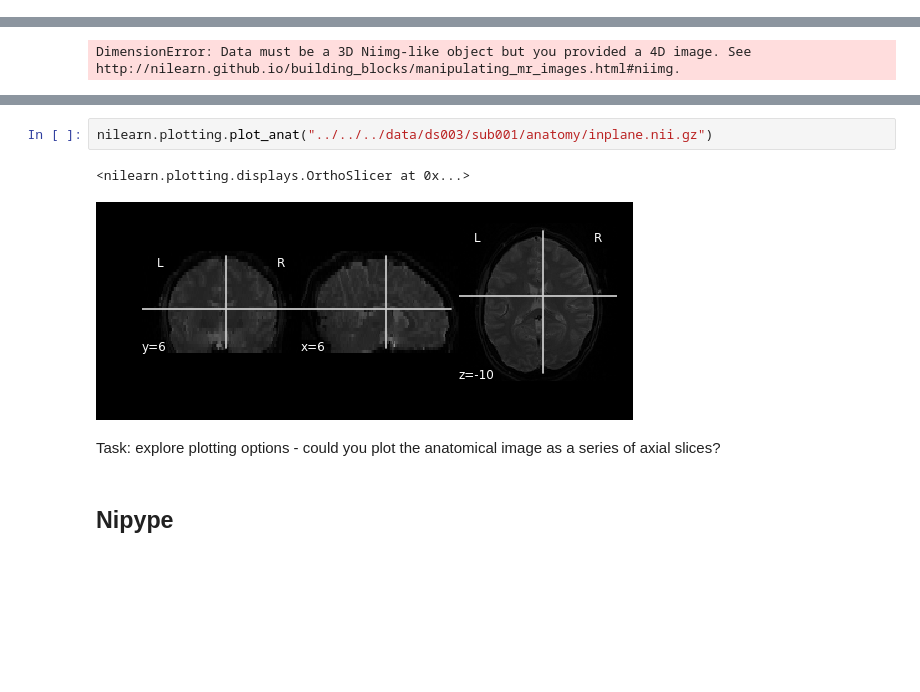
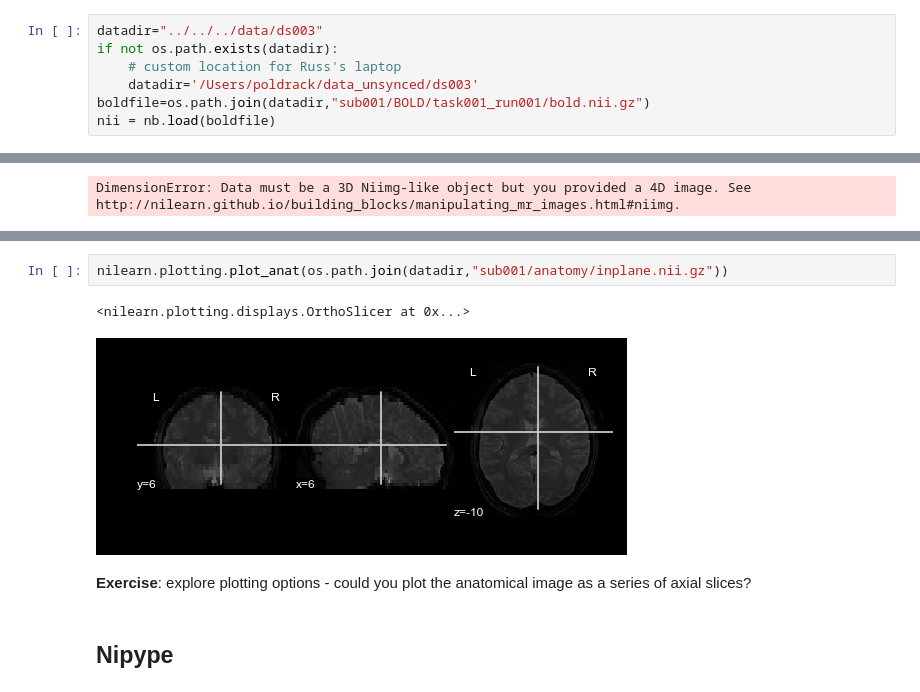
Before and after one commit to poldrack/fmri-analysis-vm, a Jupyter notebook: analysis/introduction/Introduction to notebooks, plotting, nilearn, nibabel and nipype.ipynb, the cells around one changed output, grey strips where cells are left out. Cells and saved outputs as stored; diff of their text form; blank space fills up the shorter version.

Commit message:
added datadir variable, called out exercises

```diff
--- a/analysis/introduction/Introduction to notebooks, plotting, nilearn, nibabel and nipype.ipynb
+++ b/analysis/introduction/Introduction to notebooks, plotting, nilearn, nibabel and nipype.ipynb
@@ -115,3 +119,10 @@ nii = nb.load("../../../data/ds003/sub001/BOLD/task001_run001/bold.nii.gz")
+# %%
+datadir="../../../data/ds003"
+if not os.path.exists(datadir):
+    # custom location for Russ's laptop
+    datadir='/Users/poldrack/data_unsynced/ds003'
+boldfile=os.path.join(datadir,"sub001/BOLD/task001_run001/bold.nii.gz")
+nii = nb.load(boldfile)
 # %% [markdown]
 We can read shape and headers of a nifti file without loading it into memory
 # %%
@@ -178,10 +189,10 @@ nilearn.plotting.plot_epi(nilearn.image.mean_img(nii))
 # %%
-nilearn.plotting.plot_anat("../../../data/ds003/sub001/anatomy/inplane.nii.gz")
+nilearn.plotting.plot_anat(os.path.join(datadir,"sub001/anatomy/inplane.nii.gz"))
 # %% [output]
 <nilearn.plotting.displays.OrthoSlicer at 0x...>
-[figure, old version]
+[figure, new version]
 # %% [markdown]
-Task: explore plotting options - could you plot the anatomical image as a series of axial slices?
+__Exercise__: explore plotting options - could you plot the anatomical image as a series of axial slices?
 # %% [markdown]
 ## Nipype
 # %% [markdown]
```
Also changed, not shown: parts of 17 cells of this notebook.
